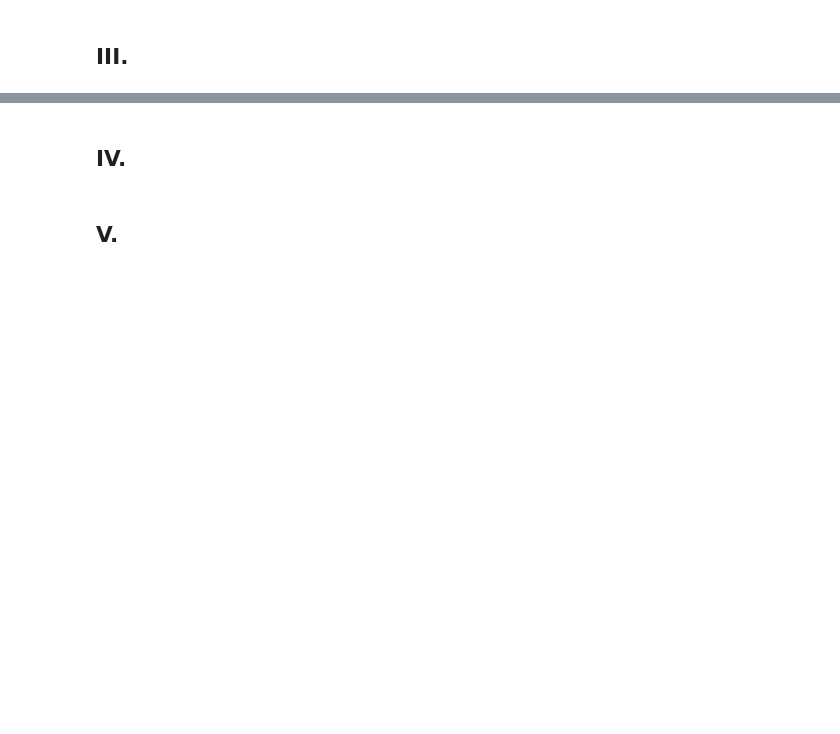
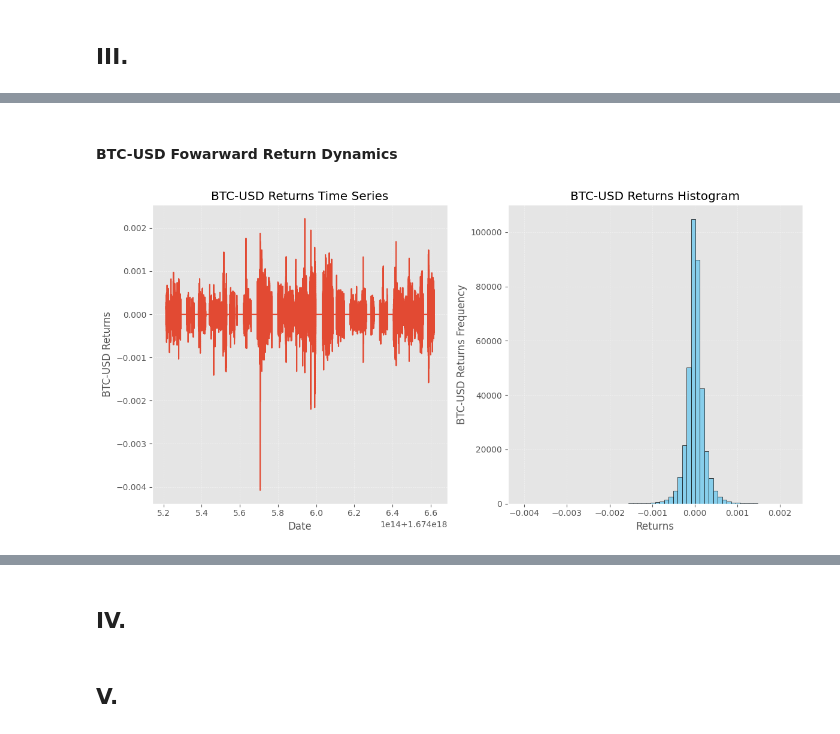
Before and after one commit to MrHumble-Bee/quantitative_trading_strategies, a Jupyter notebook: hw4_tradeflow/hw4_tradeflow.ipynb, the cells around one changed output, grey strips where cells are left out. Saved outputs shown, nothing was run; the diff lists cells and outputs as text; code cells hidden in the pictures; blank space fills up the shorter version.

```diff
--- a/hw4_tradeflow/hw4_tradeflow.ipynb
+++ b/hw4_tradeflow/hw4_tradeflow.ipynb
@@ -197,0 +525,6 @@ Compute.lagged_tradeflow(data, 'vol', 'side', 2)
+# %% [markdown]
+#### BTC-USD Fowarward Return Dynamics
+# %%
+PlotDynamics.plot_returns_ts_hist(fr_trades_btc_usd_df[f'{FORWARD_RETURN_TIME_INTERVAL}_foward_returns'], 'BTC-USD', bins=60, use_steps_post=True)
+# %% [output]
+[figure, added]
```
Also changed, not shown: parts of 32 cells of this notebook.
